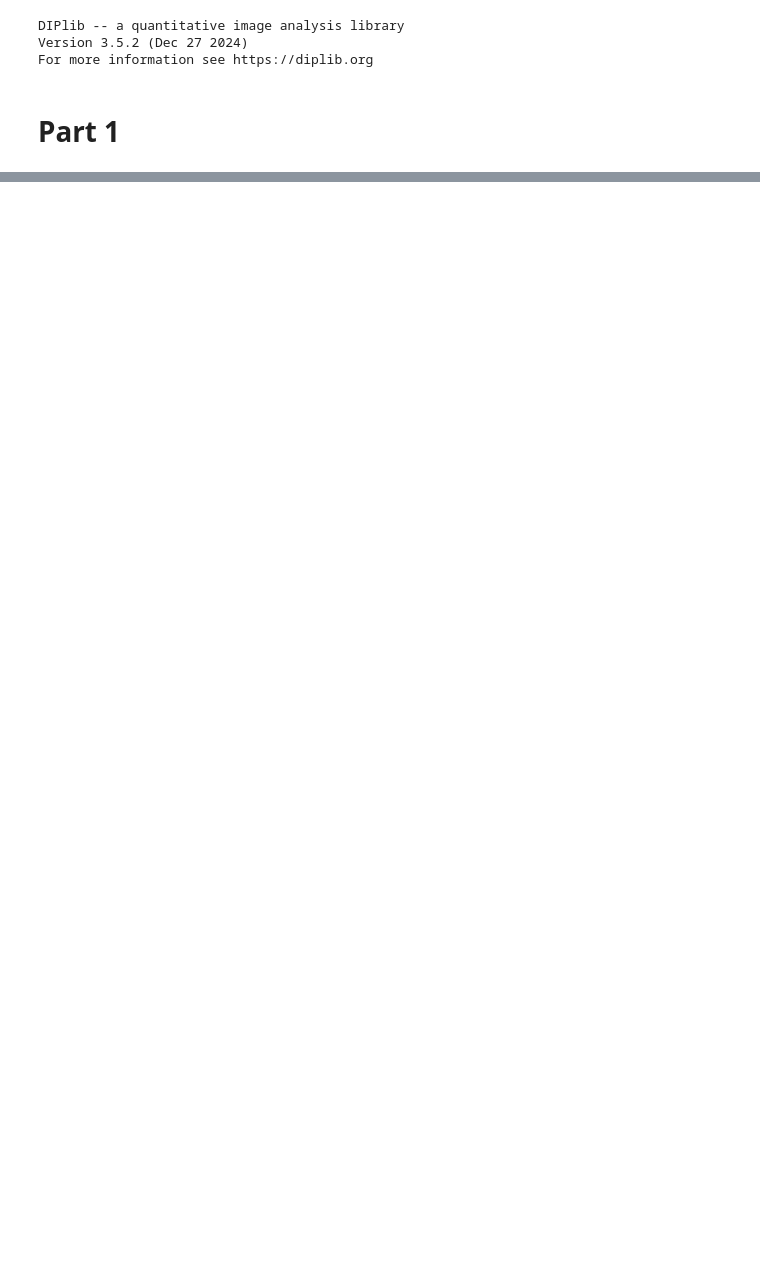
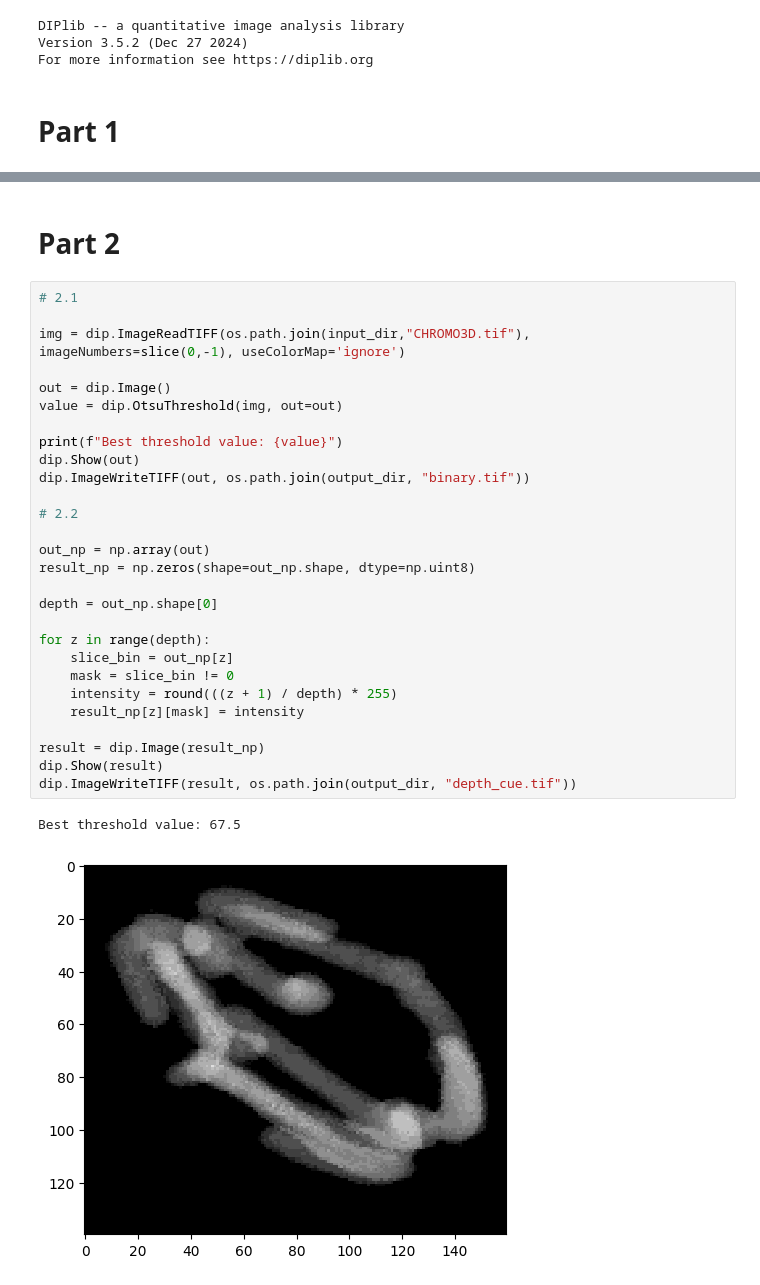
Before and after one commit to SethGG/IAM_A6, a Jupyter notebook: IAM_A6.ipynb, the cells around one changed output, grey strips where cells are left out. Cells and saved outputs as stored; diff of their text form; blank space fills up the shorter version.

Commit message:
more results

```diff
--- a/IAM_A6.ipynb
+++ b/IAM_A6.ipynb
@@ -40,3 +42,36 @@ Slice 4:
 Slice 5:
 [figure]
 ... (20 outputs left out)
+# %% [markdown]
+# Part 2
+# %%
+# 2.1
+
+img = dip.ImageReadTIFF(os.path.join(input_dir,"CHROMO3D.tif"), imageNumbers=slice(0,-1), useColorMap='ignore')
+
+out = dip.Image()
+value = dip.OtsuThreshold(img, out=out)
+
+print(f"Best threshold value: {value}")
+dip.Show(out)
+dip.ImageWriteTIFF(out, os.path.join(output_dir, "binary.tif"))
+
+# 2.2
+
+out_np = np.array(out)
+result_np = np.zeros(shape=out_np.shape, dtype=np.uint8)
+
+depth = out_np.shape[0]
+
+for z in range(depth):
+    slice_bin = out_np[z]
+    mask = slice_bin != 0
+    intensity = round(((z + 1) / depth) * 255)
+    result_np[z][mask] = intensity
+
+result = dip.Image(result_np)
+dip.Show(result)
+dip.ImageWriteTIFF(result, os.path.join(output_dir, "depth_cue.tif"))
+# %% [output]
+Best threshold value: 67.5
+[figure, added]
```
Also changed, not shown: parts of 3 cells of this notebook, 23 other files.
